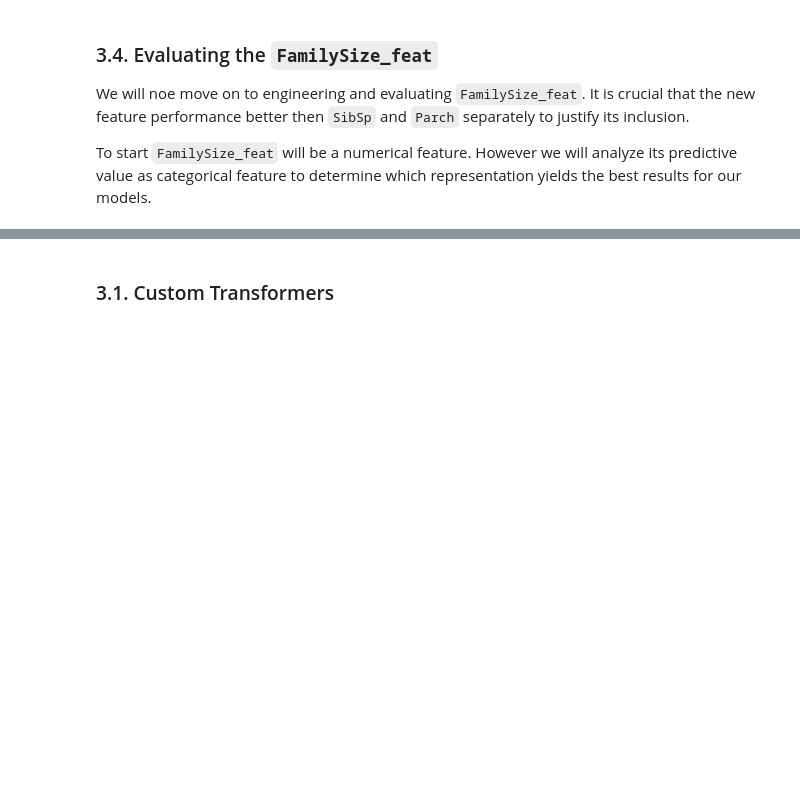
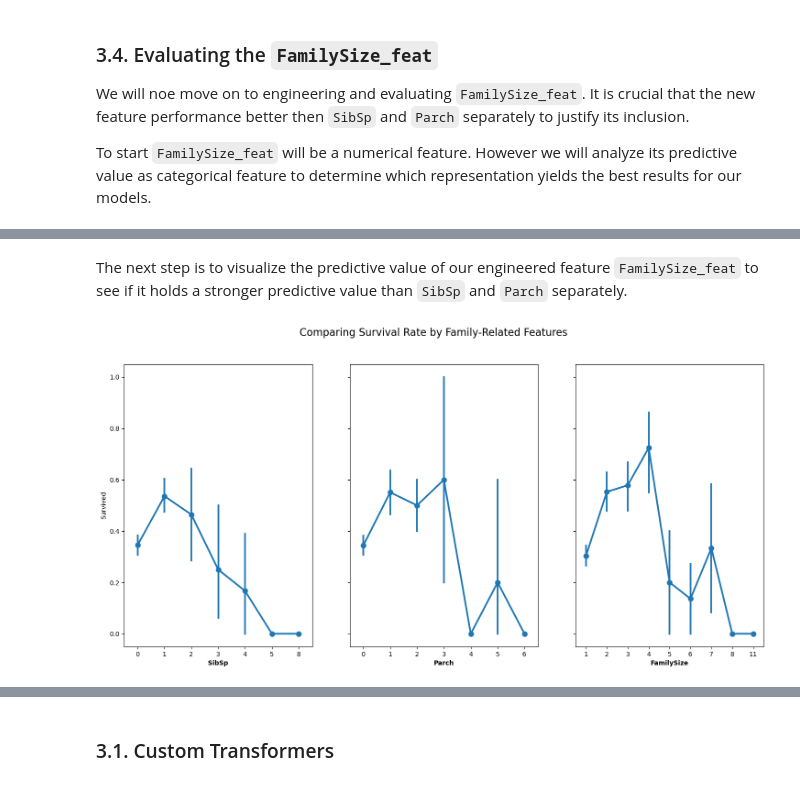
Before and after one commit to JonasLilletevedt/titanic-survival-prediction, a Jupyter notebook: notebooks/01_data_cleaning_and_feature_engineering.ipynb, the cells around one changed output, grey strips where cells are left out. Cells and saved outputs as stored; diff of their text form; code cells hidden in the pictures; blank space fills up the shorter version.

```diff
--- a/notebooks/01_data_cleaning_and_feature_engineering.ipynb
+++ b/notebooks/01_data_cleaning_and_feature_engineering.ipynb
@@ -399,3 +460,9 @@ We will noe move on to engineering and evaluating `FamilySize_feat`. It is cruci
 To start `FamilySize_feat` will be a numerical feature. However we will analyze its predictive value as categorical feature to determine which representation yields the best results for our models.
 # %%
 # Creating FamilySize
+# We can either create familySize with or without including the passenger themselves, it does not matter
+# However from an outsider perspective, it is more understandable to add the passenger themselves
+df_scratch['FamilySize_feat'] = df_scratch['SibSp'] + df_scratch['Parch'] + 1
+
+# Check it worked as expected
+df_scratch.head()
@@ -401,0 +476,19 @@ To start `FamilySize_feat` will be a numerical feature. However we will analyze
+# %% [markdown]
+The next step is to visualize the predictive value of our engineered feature `FamilySize_feat` to see if it holds a stronger predictive value than `SibSp` and `Parch` separately.
+# %%
+fig, (ax1, ax2, ax3) = plt.subplots(1, 3, figsize=(18, 8), sharey=True)
+
+plt.suptitle('Comparing Survival Rate by Family-Related Features', fontsize=16)
+
+sns.pointplot(data=df_scratch, x='SibSp', y ='Survived', ax=ax1)
+ax1.set_xlabel('SibSp', fontweight='bold')
+
+sns.pointplot(data=df_scratch, x='Parch', y ='Survived', ax=ax2)
+ax2.set_xlabel('Parch', fontweight='bold')
+
+sns.pointplot(data=df_scratch, x='FamilySize_feat', y ='Survived', ax=ax3)
+ax3.set_xlabel('FamilySize', fontweight='bold')
+
+plt.show()
+# %% [output]
+[figure, added]
```
Also changed, not shown: parts of 18 cells of this notebook.
